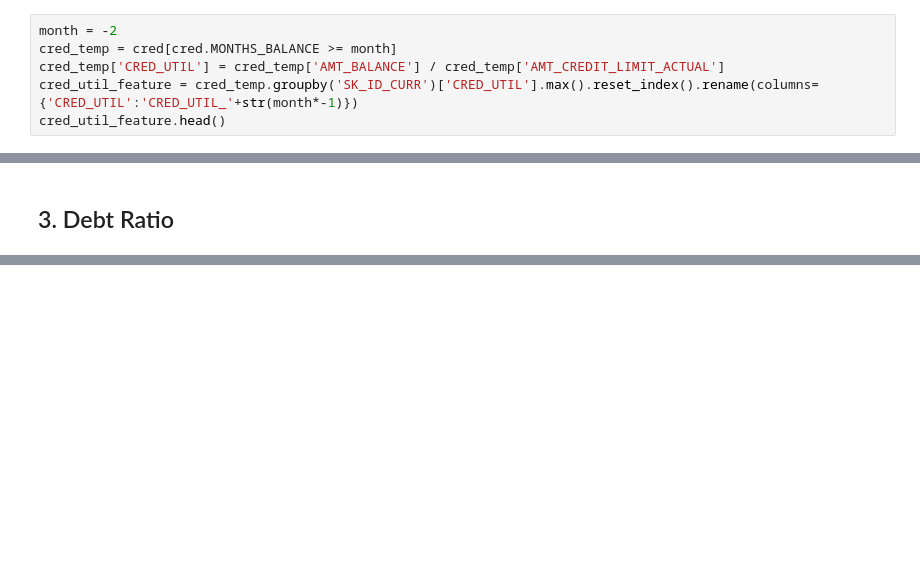
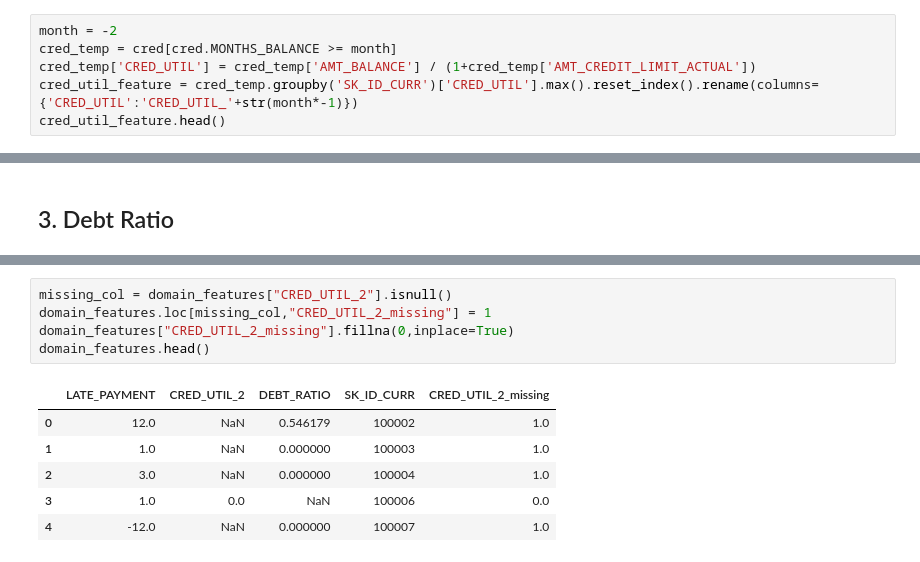
Before and after one commit to cy1355nz/DSGA3001-FinalProject, a Jupyter notebook: Carol/FeatureEngineering.ipynb, the cells around one changed output, grey strips where cells are left out. Drawn from its saved outputs; the diff is of its cells as text; blank space fills up the shorter version.

```diff
--- a/Carol/FeatureEngineering.ipynb
+++ b/Carol/FeatureEngineering.ipynb
@@ -89,7 +97,7 @@ cred.head()
 # %%
 month = -2
 cred_temp = cred[cred.MONTHS_BALANCE >= month]
-cred_temp['CRED_UTIL'] = cred_temp['AMT_BALANCE'] / cred_temp['AMT_CREDIT_LIMIT_ACTUAL']
+cred_temp['CRED_UTIL'] = cred_temp['AMT_BALANCE'] / (1+cred_temp['AMT_CREDIT_LIMIT_ACTUAL'])
 cred_util_feature = cred_temp.groupby('SK_ID_CURR')['CRED_UTIL'].max().reset_index().rename(columns={'CRED_UTIL':'CRED_UTIL_'+str(month*-1)})
 cred_util_feature.head()
 # %% [output]
@@ -114,0 +192,12 @@ debt_ratio_feature.head()
+# %%
+missing_col = domain_features["CRED_UTIL_2"].isnull()
+domain_features.loc[missing_col,"CRED_UTIL_2_missing"] = 1
+domain_features["CRED_UTIL_2_missing"].fillna(0,inplace=True)
+domain_features.head()
+# %% [output]
+|  | LATE_PAYMENT | CRED_UTIL_2 | DEBT_RATIO | SK_ID_CURR | CRED_UTIL_2_missing |
+| 0 | 12.0 | NaN | 0.546179 | 100002 | 1.0 |
+| 1 | 1.0 | NaN | 0.000000 | 100003 | 1.0 |
+| 2 | 3.0 | NaN | 0.000000 | 100004 | 1.0 |
+| 3 | 1.0 | 0.0 | NaN | 100006 | 0.0 |
+| 4 | -12.0 | NaN | 0.000000 | 100007 | 1.0 |
```
Also changed, not shown: parts of 14 cells of this notebook.
